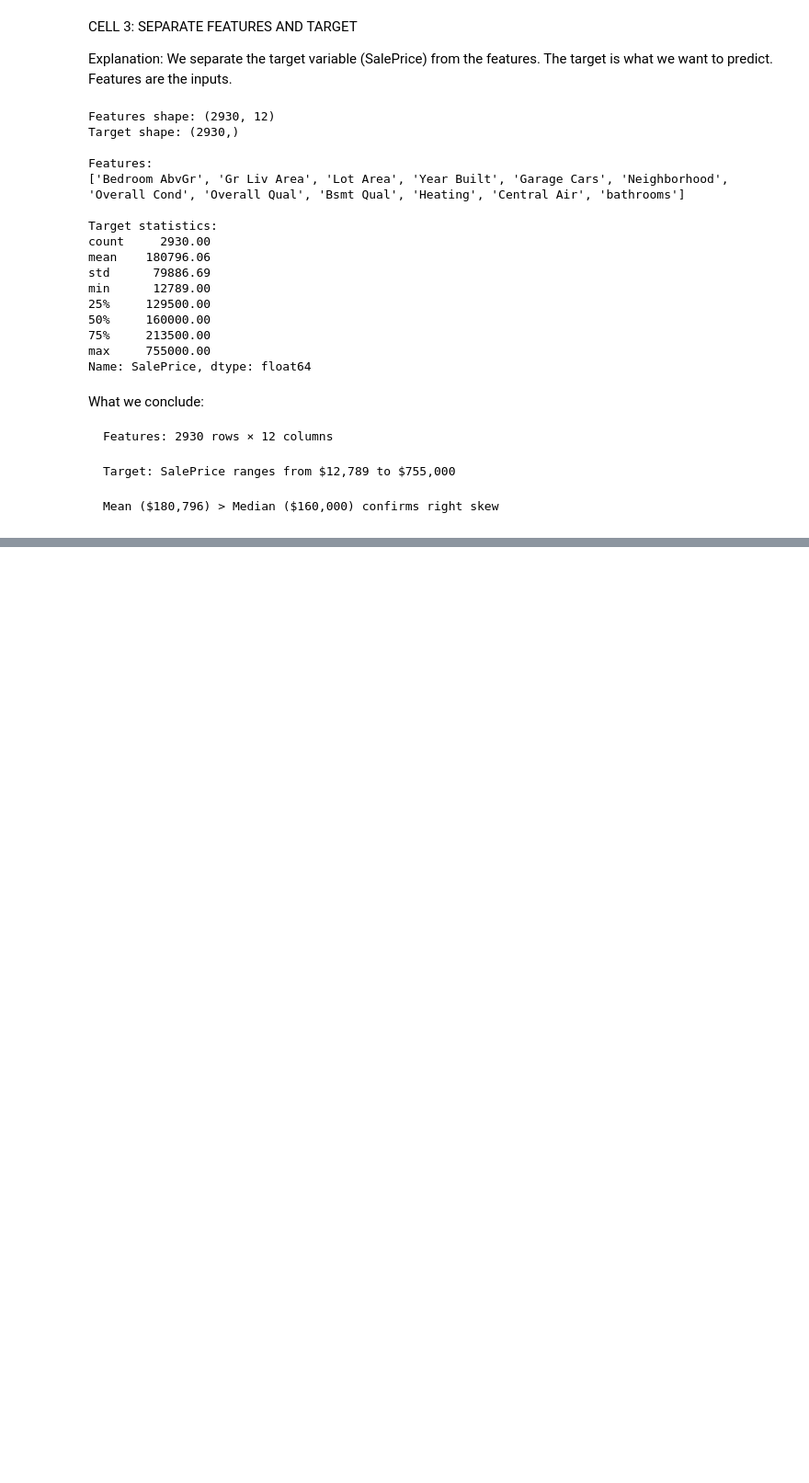
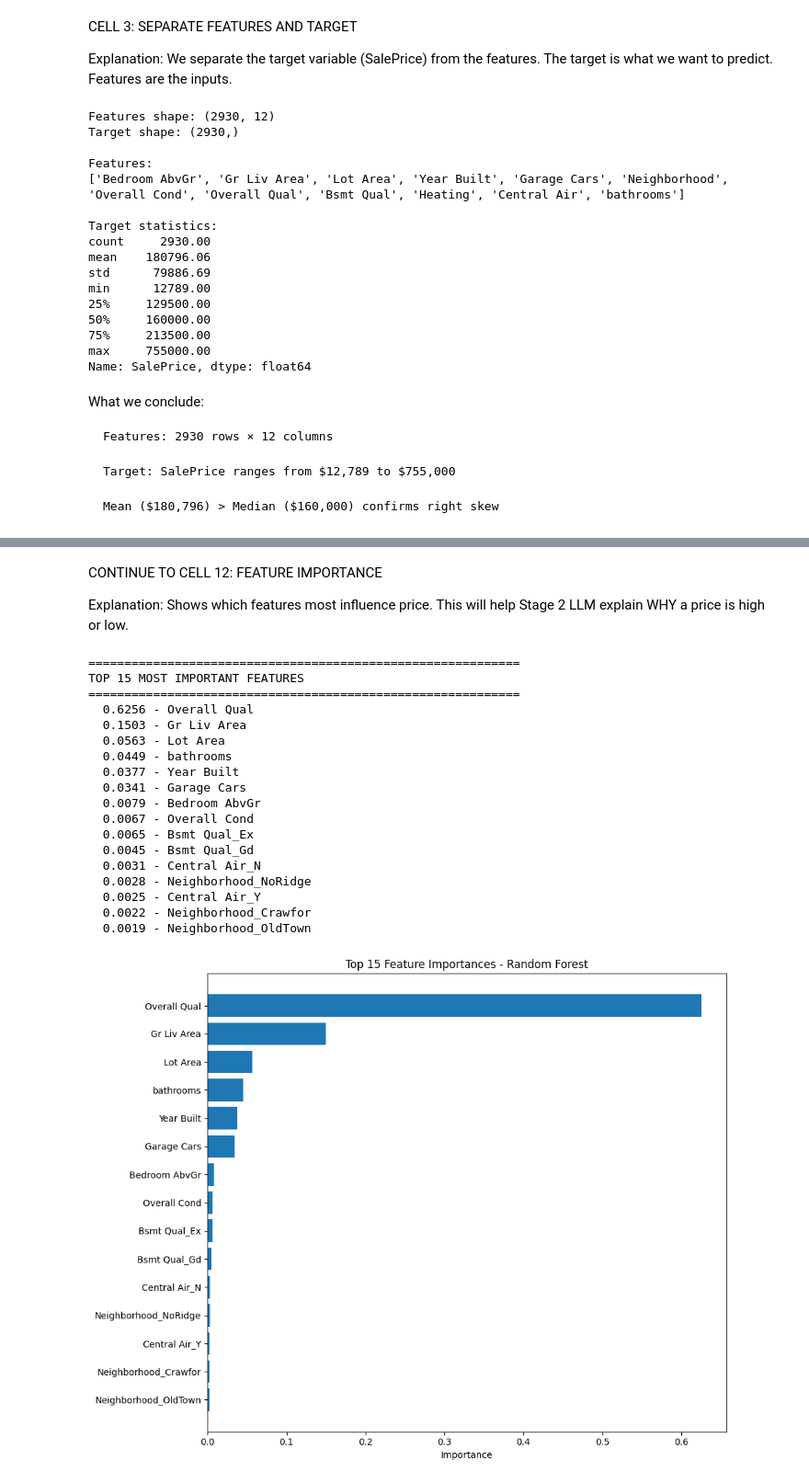
Before and after one commit to Jawad-Mansour/real-estate-agent, a Jupyter notebook: notebooks/02_Model_Training_and_Evaluation.ipynb, the cells around one changed output, grey strips where cells are left out. Shown at 92% size. Cells and saved outputs as stored; diff of their text form; code cells hidden in the pictures; blank space fills up the shorter version.

```diff
--- a/notebooks/02_Model_Training_and_Evaluation.ipynb
+++ b/notebooks/02_Model_Training_and_Evaluation.ipynb
@@ -116,0 +364,17 @@ Explanation: This is the MOST IMPORTANT cell for preventing data leakage. We spl
+# %%
+# Cell 7.5 - Verify encoder categories (run after Cell 7)
+ohe = preprocessor.named_transformers_['cat'].named_steps['onehot']
+
+print("VERIFYING EACH CATEGORICAL COLUMN'S CATEGORIES:")
+print("=" * 50)
+
+for i, col in enumerate(categorical_cols):
+    categories = ohe.categories_[i]  # Use i, not 0
+    print(f"\n{col}: {len(categories)} categories")
+    print(f"  First 5: {categories[:5].tolist()}")
+
+# Expected output:
+# Neighborhood: 28 categories (neighborhood names)
+# Bsmt Qual: ~6 categories (Ex, Gd, TA, Fa, Po, NA, missing)
+# Heating: ~6 categories (GasA, GasW, Wall, etc.)
+# Central Air: 2 categories (Y, N)
@@ -116,0 +562,48 @@ Explanation: This is the MOST IMPORTANT cell for preventing data leakage. We spl
+# %% [markdown]
+CONTINUE TO CELL 12: FEATURE IMPORTANCE
+
+Explanation: Shows which features most influence price. This will help Stage 2 LLM explain WHY a price is high or low.
+# %%
+# Get feature importances from Random Forest
+importances = best_model.feature_importances_
+
+# Create DataFrame
+importance_df = pd.DataFrame({
+    'Feature': feature_names,
+    'Importance': importances
+}).sort_values('Importance', ascending=False)
+
+print("=" * 60)
+print("TOP 15 MOST IMPORTANT FEATURES")
+print("=" * 60)
+for i, row in importance_df.head(15).iterrows():
+    print(f"  {row['Importance']:.4f} - {row['Feature']}")
+
+# Plot
+plt.figure(figsize=(10, 8))
+top_features = importance_df.head(15)
+plt.barh(top_features['Feature'][::-1], top_features['Importance'][::-1])
+plt.xlabel('Importance')
+plt.title('Top 15 Feature Importances - Random Forest')
+plt.tight_layout()
+plt.show()
+# %% [output]
+============================================================
+TOP 15 MOST IMPORTANT FEATURES
+============================================================
+  0.6256 - Overall Qual
+  0.1503 - Gr Liv Area
+  0.0563 - Lot Area
+  0.0449 - bathrooms
+  0.0377 - Year Built
+  0.0341 - Garage Cars
+  0.0079 - Bedroom AbvGr
+  0.0067 - Overall Cond
+  0.0065 - Bsmt Qual_Ex
+  0.0045 - Bsmt Qual_Gd
+  0.0031 - Central Air_N
+  0.0028 - Neighborhood_NoRidge
+  0.0025 - Central Air_Y
+  0.0022 - Neighborhood_Crawfor
+  0.0019 - Neighborhood_OldTown
+[figure, added]
```
Also changed, not shown: parts of 34 cells of this notebook, 8 other files.
